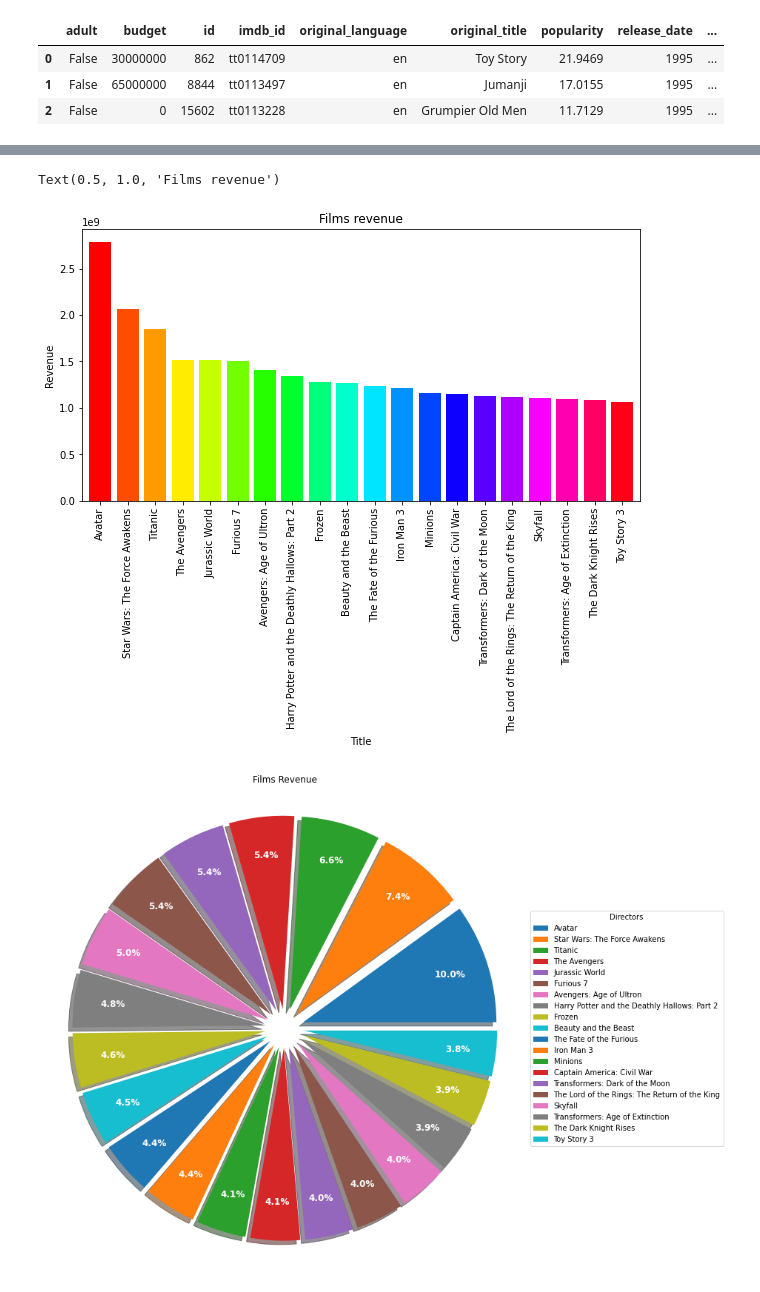
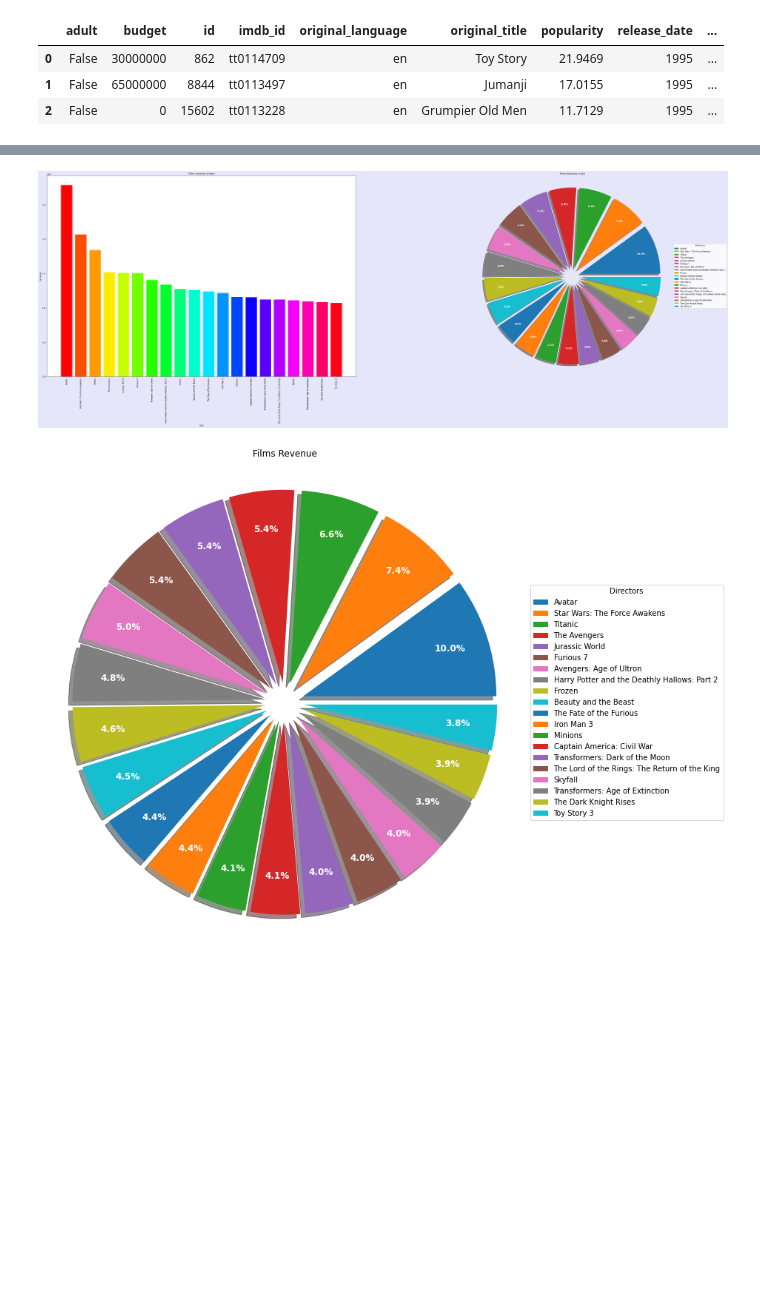
Before and after one commit to andresparraguirado/Prediccion_de_ingresos_y_sistema_de_recomendacion_basado_en_contenido, a Jupyter notebook: Movies.ipynb, the cells around one changed output, grey strips where cells are left out. Saved outputs shown, nothing was run; the diff lists cells and outputs as text; code cells hidden in the pictures; blank space fills up the shorter version.

```diff
--- a/Movies.ipynb
+++ b/Movies.ipynb
@@ -457,19 +465,32 @@ for actor in revenue_actor.index:
 Actor_ratio = Dataset[Dataset['actor'].notnull()][["id", "actor"]]
 Actor_ratio["actor_ratio"] = Actor_ratio["actor"].apply(lambda x: actor_ratio[x])
 Dataset = pd.merge(left=Dataset, how = "left", right=Actor_ratio[['id', 'actor_ratio']], left_on='id', right_on='id')
-# %%
-y = np.arange(0,20)
-colors = cm.hsv(y / float(max(y)))
-revenue_films = Dataset.loc[:,["title", "revenue"]].sort_values(by = "revenue", ascending=False)[0:20]
-revenue_films = revenue_films.set_index("title")
-plt.figure(figsize = (10, 5))
-pd.Series(revenue_films["revenue"]).plot.bar(color = colors , width = 0.8)
-plt.xlabel('Title')
-plt.ylabel('Revenue')
-plt.title('Films revenue')
-# %% [output]
-Text(0.5, 1.0, 'Films revenue')
-[figure, removed]
+# %%
+fig = plt.figure(figsize = (60, 40))
+fig.set_facecolor('Lavender')
+y1 = pd.Series(revenue_films["revenue"])
+fig.add_subplot(2,2,1)
+plt.bar(y1.index, y1, color = colors)
+plt.xticks(rotation = 90)
+plt.xlabel('Title')
+plt.ylabel('Revenue')
+plt.title('Films revenue in bars')
+
+fig.add_subplot(2,2,2)
+wedges, texts, autotexts = plt.pie(revenue_films.iloc[:,0], autopct='%1.1f%%', pctdistance=0.8,
+                                  textprops=dict(color="w"), explode=np.repeat(0.1, 20), shadow= True)
+
+plt.legend(revenue_films.iloc[:,0].index,
+          title="Directors",
+          loc="center left",
+          bbox_to_anchor=(1, 0, 0.5, 1))
+
+plt.setp(autotexts, size=12, weight="bold")
+
+plt.title("Films Revenue in pie")
+plt.show()
+# %% [output]
+[figure, added]
 # %%
 fig, ax = plt.subplots(figsize=(12, 12))
 wedges, texts, autotexts = ax.pie(revenue_films.iloc[:,0], autopct='%1.1f%%', pctdistance=0.8,
```
Also changed, not shown: parts of 5 cells of this notebook.
